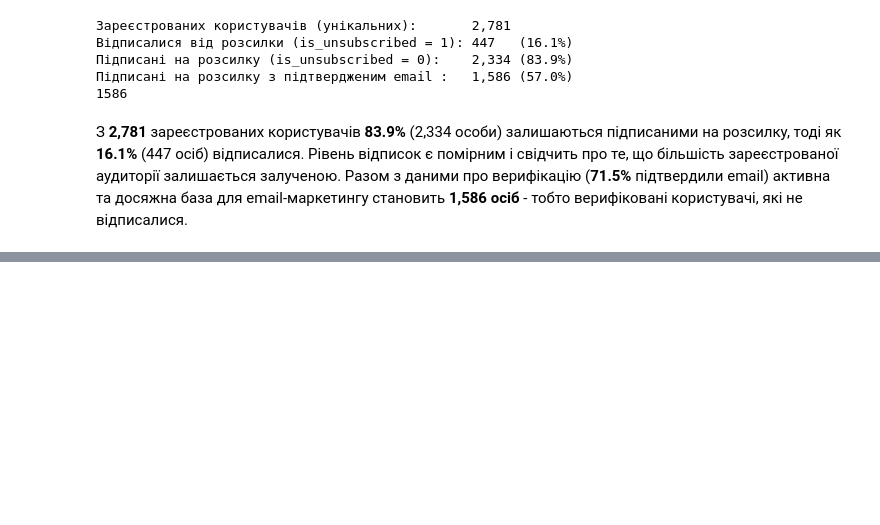
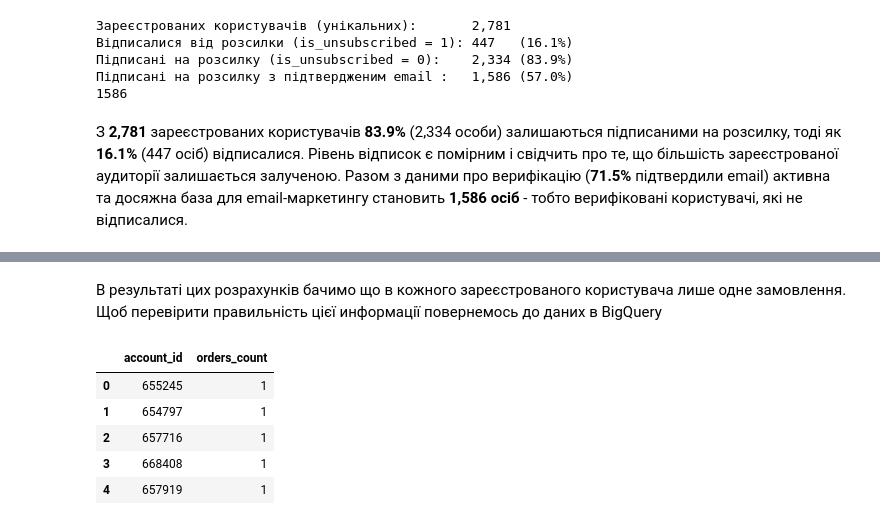
Before and after one commit to VladNkov/online_store_sales_analysis, a Jupyter notebook: online_store_sales_analysis.ipynb, the cells around one changed output, grey strips where cells are left out. Cells and saved outputs as stored; diff of their text form; code cells hidden in the pictures; blank space fills up the shorter version.

```diff
--- a/online_store_sales_analysis.ipynb
+++ b/online_store_sales_analysis.ipynb
@@ -805,0 +836,23 @@ print(f'Підписані на розсилку з підтвердженим e
+# %% [markdown]
+В результаті цих розрахунків бачимо що в кожного зареєстрованого користувача лише одне замовлення. Щоб перевірити правильність цієї информації повернемось до даних в BigQuery
+# %%
+query = """
+SELECT
+  a_s.account_id,
+  COUNT(o.ga_session_id) AS orders_count
+FROM `data-analytics-mate.DA.order` as o
+join `data-analytics-mate.DA.account_session` as a_s
+on o.ga_session_id = a_s.ga_session_id
+WHERE account_id IS NOT NULL
+GROUP BY a_s.account_id
+ORDER BY orders_count DESC
+  """
+df_orders_by_account = client.query(query).to_dataframe()
+df_orders_by_account.head(5)
+# %% [output]
+|  | account_id | orders_count |
+| 0 | 655245 | 1 |
+| 1 | 654797 | 1 |
+| 2 | 657716 | 1 |
+| 3 | 668408 | 1 |
+| 4 | 657919 | 1 |
```
Also changed, not shown: parts of 7 cells of this notebook, 1 other file.
